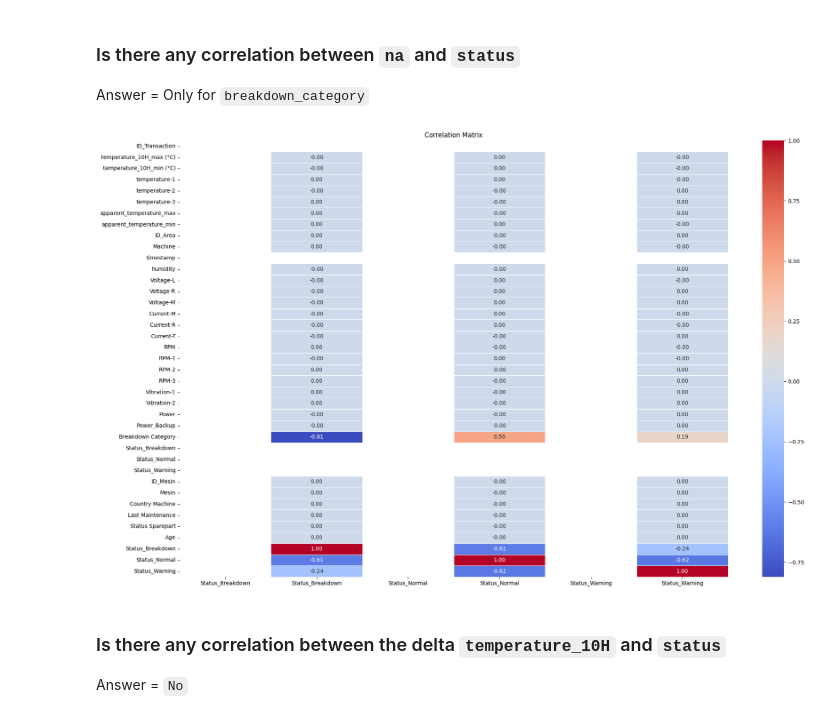
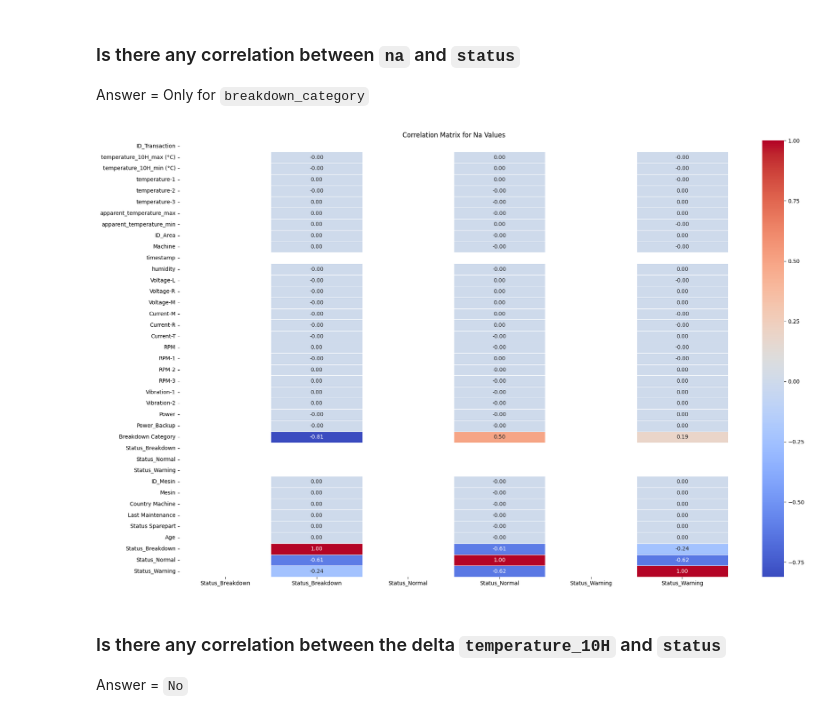
Before and after one commit to adli-arindra/Machine-Breakdown-Prediction, a Jupyter notebook: eda.ipynb, the cells around one changed output. Saved outputs shown, nothing was run; the diff lists cells and outputs as text; code cells hidden in the pictures.

```diff
--- a/eda.ipynb
+++ b/eda.ipynb
@@ -156,11 +172,12 @@ axes = axes.flatten()
 
 for i, col in enumerate(numeric_columns):
     sns.kdeplot(data=train_df, x=col, hue='Status', fill=True, common_norm=False, alpha=0.5, ax=axes[i])
-    axes[i].set_title('Density Plot of {col} by Status')
+    axes[i].set_title(f'Density Plot of {col} by Status')
     axes[i].set_xlabel(col)
     axes[i].set_ylabel('Density')
 
 # Adjust layout
 plt.tight_layout()
+plt.savefig("assets/density_plot.png")
 plt.show()
 # %% [output]
@@ -489,24 +522,25 @@ Answer = Only for `breakdown_category`
 # %%
 _ = combined_df.copy()
 
 for col in _.columns:
     if col != 'Status':
         _[col] = _[col].isna().astype(int)
 
 _Status = pd.get_dummies(_['Status'], prefix = "Status").astype(int)
 _ = _.drop(columns=['Status'])
 _ = pd.concat([_, _Status], axis=1)
 
 _corr = _.corr()[['Status_Breakdown', 'Status_Normal', 'Status_Warning']]
 
 plt.figure(figsize=(20, 12))
 sns.heatmap(_corr, annot=True, cmap='coolwarm', fmt='.2f', linewidths=0.5)
 
-plt.title('Correlation Matrix')
+plt.title('Correlation Matrix for Na Values')
 plt.tight_layout()
+plt.savefig("assets/na_correlation.png")
 plt.show()
 # %% [output]
-[figure, old version]
+[figure, new version]
 # %% [markdown]
 ### Is there any correlation between the delta `temperature_10H` and `status`
 
```
Also changed, not shown: parts of 11 cells of this notebook, 4 other files.
